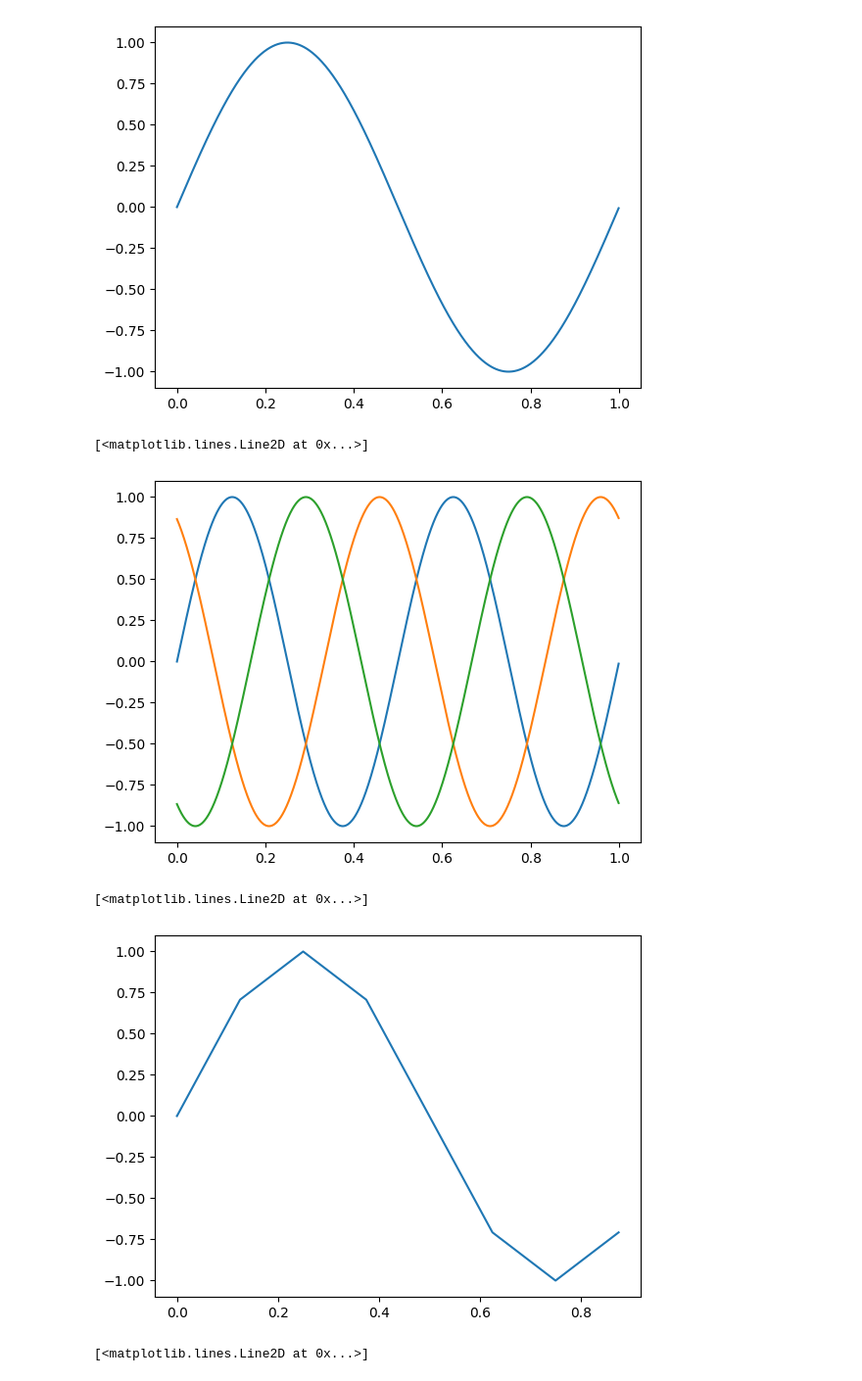
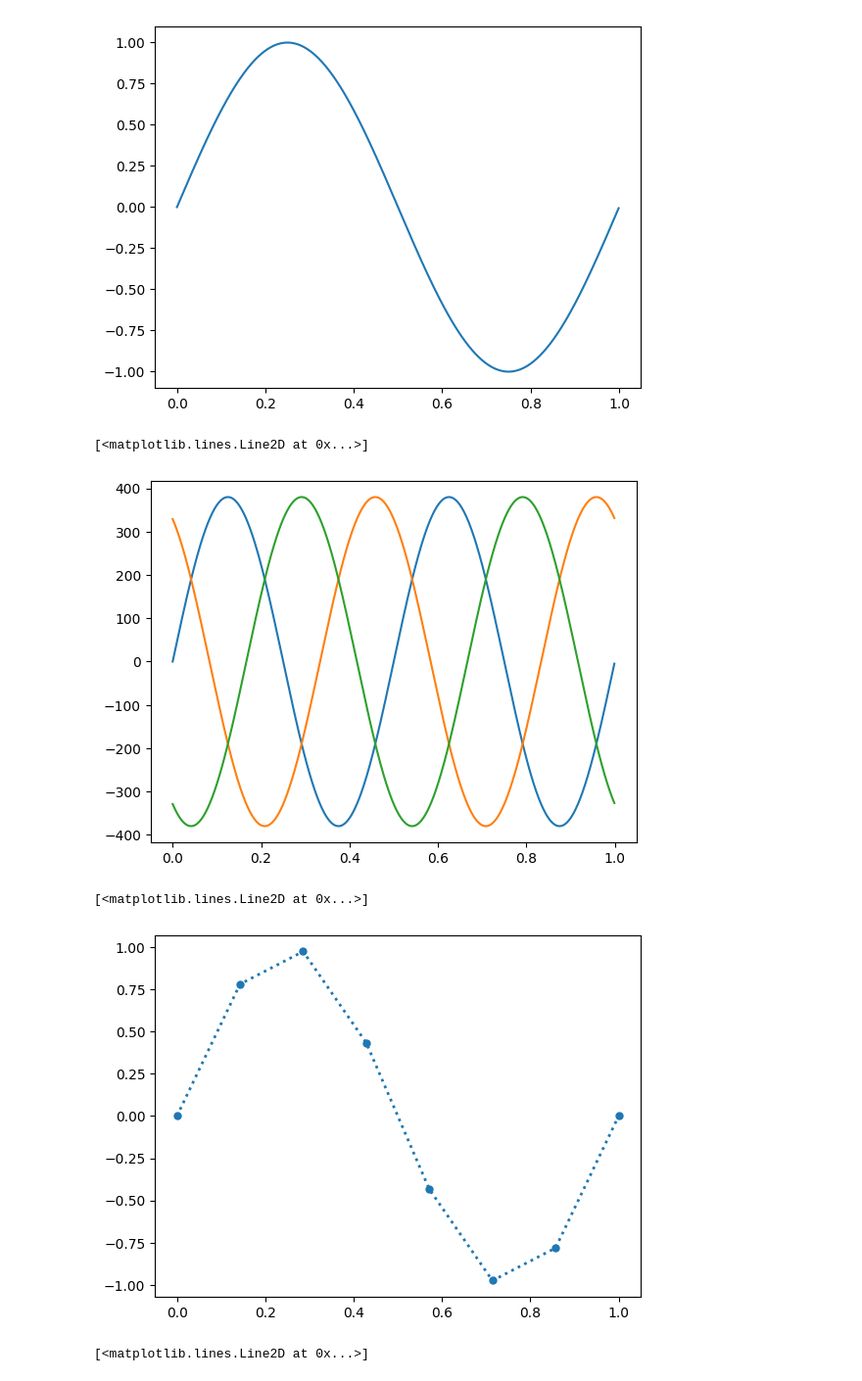
Before and after one commit to Martin-Sirito/PDS2023, a Jupyter notebook: TS1/TareaSemanal1.ipynb, the cells around one changed output. Shown at 98% size. Cells and saved outputs as stored; diff of their text form; code cells hidden in the pictures.

```diff
--- a/TS1/TareaSemanal1.ipynb
+++ b/TS1/TareaSemanal1.ipynb
@@ -7,13 +11,12 @@
 # %%
-import numpy as np
-import matplotlib.pyplot as plt
-
+# funcion Seno
 def mi_funcion_sen( vmax, dc, ff, ph, nn, fs):
 
     Ts = 1/fs
     tt = np.arange(0, nn*Ts, Ts)
+    ww = 2 * np.pi * ff
 
-    xx = vmax * np.sin(2 * np.pi * ff * tt + ph) + dc
+    xx = vmax * np.sin(ww * tt + ph) + dc
 
     return tt, xx
 # %% [markdown]
@@ -25,21 +28,21 @@ plt.plot(tt, xx)
 [<matplotlib.lines.Line2D at 0x...>]
 [figure]
 # %%
-tt, xx = mi_funcion_sen(vmax = 1, dc = 0, ff = 2, ph = 0, nn = 1000, fs = 1000)
+tt, xx = mi_funcion_sen(vmax = 380, dc = 0, ff = 2, ph = 0, nn = 1000, fs = 1000)
 plt.plot(tt, xx)
 
-tt, xx = mi_funcion_sen(vmax = 1, dc = 0, ff = 2, ph = 2/3 * np.pi, nn = 1000, fs = 1000)
+tt, xx = mi_funcion_sen(vmax = 380, dc = 0, ff = 2, ph = 2/3 * np.pi, nn = 1000, fs = 1000)
 plt.plot(tt, xx)
 
-tt, xx = mi_funcion_sen(vmax = 1, dc = 0, ff = 2, ph = 4/3 * np.pi, nn = 1000, fs = 1000)
+tt, xx = mi_funcion_sen(vmax = 380, dc = 0, ff = 2, ph = 4/3 * np.pi, nn = 1000, fs = 1000)
 plt.plot(tt, xx)
 # %% [output]
 [<matplotlib.lines.Line2D at 0x...>]
-[figure, old version]
+[figure, new version]
 # %%
-tt, xx = mi_funcion_sen(vmax = 1, dc = 0, ff = 1, ph = 0, nn = 8, fs = 8)
-plt.plot(tt, xx)
+tt, xx = mi_funcion_sen(vmax = 1, dc = 0, ff = 1, ph = 0, nn = 8, fs = 7)
+plt.plot(tt, xx, marker='o', linestyle=':', linewidth=2, markersize=5)
 # %% [output]
 [<matplotlib.lines.Line2D at 0x...>]
-[figure, old version]
+[figure, new version]
 # %%
```
Also changed, not shown: parts of 2 cells of this notebook, 1 other file.
